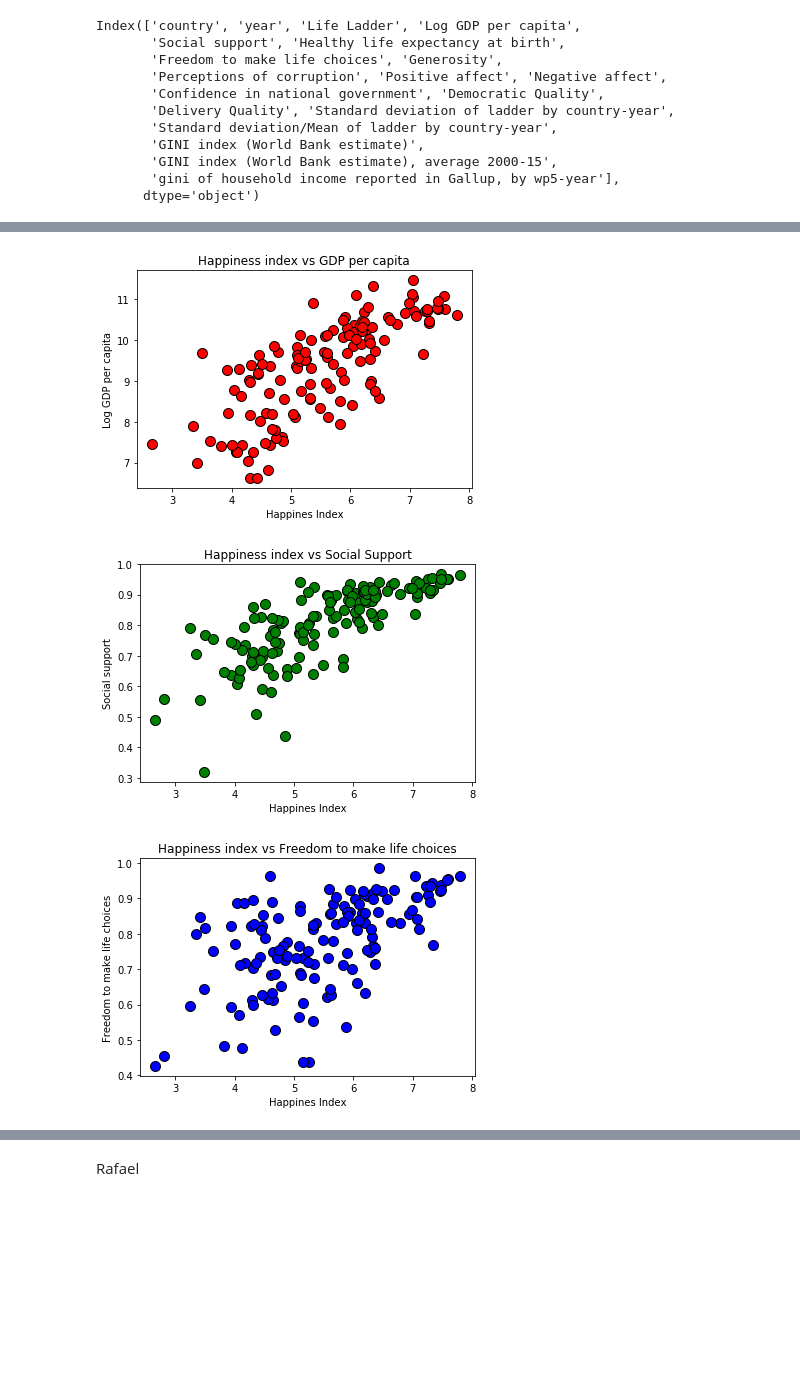
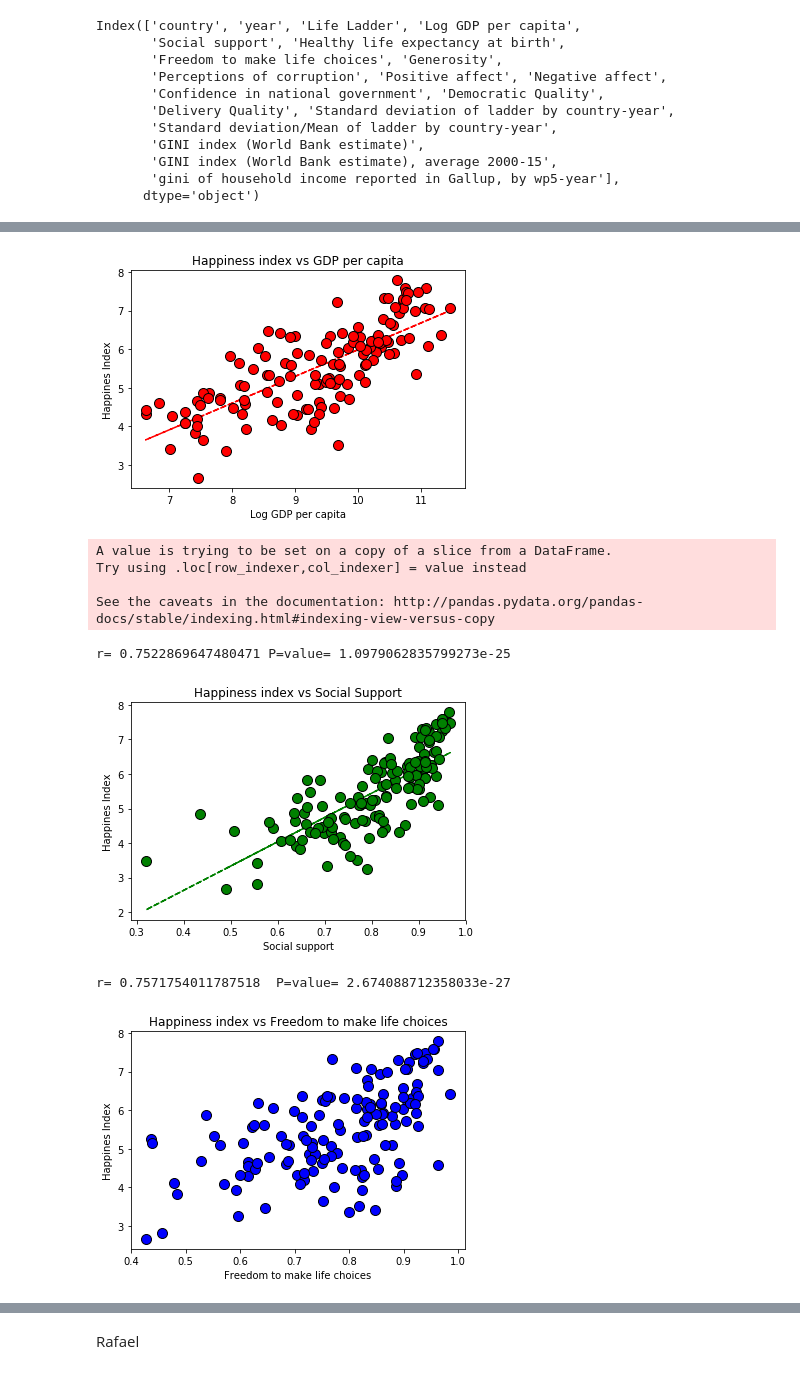
Before and after one commit to spastranas/GroupProject, a Jupyter notebook: Final .ipynb, the cells around one changed output, grey strips where cells are left out. Saved outputs shown, nothing was run; the diff lists cells and outputs as text; code cells hidden in the pictures; blank space fills up the shorter version.

Commit message:
adding trend lines to spotify charts

```diff
--- a/Final .ipynb
+++ b/Final .ipynb
@@ -42,38 +42,64 @@ plt.title("Happiness index is normally distributed with a mean of " + str(mean)
 plt.savefig("Graphs/HappinessHistogram.png")
 plt.show()
 
-#GDP
+                                    #GDP
+
+#eliminate nulls
+gdp=WHR_DF[['Life Ladder','Log GDP per capita']]
+gdp["null"]=pd.isna(gdp['Log GDP per capita'])
+gdp=gdp.loc[gdp["null"]==False]
+
+#regression
+(slope, intercept, r, p, error) = linregress(gdp["Log GDP per capita"], gdp['Life Ladder'])
+fit = slope * gdp["Log GDP per capita"] + intercept
+#plot
 fig,    ax = plt.subplots()
-ax.errorbar(WHR_DF['Life Ladder'], WHR_DF["Log GDP per capita"],  fmt="o",color= 'r'
+ax.errorbar(gdp["Log GDP per capita"], gdp['Life Ladder'],  fmt="o",color= 'r'
                ,linewidth=0, markeredgecolor='black',markeredgewidth=1,markersize=10,label='label')
-plt.ylabel('Log GDP per capita')
-plt.xlabel('Happines Index')
+ax.plot(gdp["Log GDP per capita"], fit, 'r--')
+plt.xlabel('Log GDP per capita')
+plt.ylabel('Happines Index')
 plt.title("Happiness index vs GDP per capita")
+
 
 
 #save the image in the folder
 plt.savefig("Graphs/HappinessVsGDP.png")
 plt.show()
 
+print ("r= "+ str(r) + " P=value= "+str(p) )
+
 
 #social suport
+
+#eliminate nulls
+ss=WHR_DF[['Life Ladder','Social support']]
+ss["null"]=pd.isna(ss['Social support'])
+ss=ss.loc[ss["null"]==False]
+
+#regression
+(slope, intercept, r, p, error) = linregress(ss["Social support"], ss['Life Ladder'])
+fit = slope * ss["Social support"] + intercept
+
 fig,    ax = plt.subplots()
-ax.errorbar(WHR_DF['Life Ladder'], WHR_DF["Social support"],  fmt="o",color= 'g'
+ax.errorbar(ss["Social support"], ss['Life Ladder'],  fmt="o",color= 'g'
                ,linewidth=0, markeredgecolor='black',markeredgewidth=1,markersize=10,label='label')
-plt.ylabel('Social support')
-plt.xlabel('Happines Index')
+ax.plot(ss["Social support"], fit, 'g--')
+
+plt.xlabel('Social support')
+plt.ylabel('Happines Index')
 plt.title("Happiness index vs Social Support")
 #save the image in the folder
 plt.savefig("Graphs/HappinessVsSocilaSupport.png")
 plt.show()
 
-
+print ("r= "+ str(r) + "  P=value= "+str(p) )
 #Freedom to make life choices
 fig,    ax = plt.subplots()
-ax.errorbar(WHR_DF['Life Ladder'], WHR_DF["Freedom to make life choices"],  fmt="o",color= 'b'
+ax.errorbar(WHR_DF["Freedom to make life choices"], WHR_DF['Life Ladder'],   fmt="o",color= 'b'
                ,linewidth=0, markeredgecolor='black',markeredgewidth=1,markersize=10,label='label')
-plt.ylabel('Freedom to make life choices')
-plt.xlabel('Happines Index')
+plt.xlabel('Freedom to make life choices')
+plt.ylabel('Happines Index')
 plt.title("Happiness index vs Freedom to make life choices")
 #save the image in the folder
 plt.savefig("Graphs/HappinessVsLifeChoices.png")
@@ -82,10 +108,10 @@ plt.show()
 
 #Freedom to make life choices
 fig,    ax = plt.subplots()
-ax.errorbar(WHR_DF['Life Ladder'], WHR_DF["Perceptions of corruption"],  fmt="o",color= 'y'
+ax.errorbar(WHR_DF["Perceptions of corruption"],WHR_DF['Life Ladder'],   fmt="o",color= 'y'
                ,linewidth=0, markeredgecolor='black',markeredgewidth=1,markersize=10,label='label')
-plt.ylabel('Perceptions of corruption')
-plt.xlabel('Happines Index')
+plt.xlabel('Perceptions of corruption')
+plt.ylabel('Happines Index')
 plt.title("Happiness index vs Perceptions of corruption")
 #save the image in the folder
 plt.savefig("Graphs/HappinessVsCorruption.png")
@@ -94,10 +120,10 @@ plt.show()
 
 #GINI index (World Bank estimate)
 fig,    ax = plt.subplots()
-ax.errorbar(WHR_DF['Life Ladder'], WHR_DF["GINI index (World Bank estimate), average 2000-15"],  fmt="o",color= 'orange'
+ax.errorbar(WHR_DF["GINI index (World Bank estimate), average 2000-15"],WHR_DF['Life Ladder'],   fmt="o",color= 'orange'
                ,linewidth=0, markeredgecolor='black',markeredgewidth=1,markersize=10,label='label')
-plt.ylabel('GINI index (World Bank estimate)')
-plt.xlabel('Happines Index')
+plt.xlabel('GINI index (World Bank estimate)')
+plt.ylabel('Happines Index')
 plt.title("Happiness index vs GINI index (World Bank estimate)")
 #save the image in the folder
 plt.savefig("Graphs/HappinessVsCountryPoverty.png")
@@ -106,10 +132,10 @@ plt.show()
 
 #GDP
 fig,    ax = plt.subplots()
-ax.errorbar(WHR_DF['Life Ladder'], WHR_DF["gini of household income reported in Gallup, by wp5-year"],  fmt="o",color= 'r'
+ax.errorbar(WHR_DF["gini of household income reported in Gallup, by wp5-year"], WHR_DF['Life Ladder'],  fmt="o",color= 'r'
                ,linewidth=0, markeredgecolor='black',markeredgewidth=1,markersize=10,label='label')
-plt.ylabel('Gini')
-plt.xlabel('Happines Index')
+plt.xlabel('Gini')
+plt.ylabel('Happines Index')
 plt.title("Happiness index vs Gini of household ")
 #save the image in the folder
 plt.savefig("Graphs/HappinessVsHouseholdPoverty.png")
@@ -119,3 +149,9 @@ plt.show()
-[figure, old version]
+[figure, new version]
+A value is trying to be set on a copy of a slice from a DataFrame.
+Try using .loc[row_indexer,col_indexer] = value instead
+
+See the caveats in the documentation: http://pandas.pydata.org/pandas-docs/stable/indexing.html#indexing-view-versus-copy
+r= 0.7522869647480471 P=value= 1.0979062835799273e-25
-[figure, old version]
+[figure, new version]
+r= 0.7571754011787518  P=value= 2.674088712358033e-27
-[figure, old version]
+[figure, new version]
```
Also changed, not shown: parts of 12 cells of this notebook, 14 other files.
